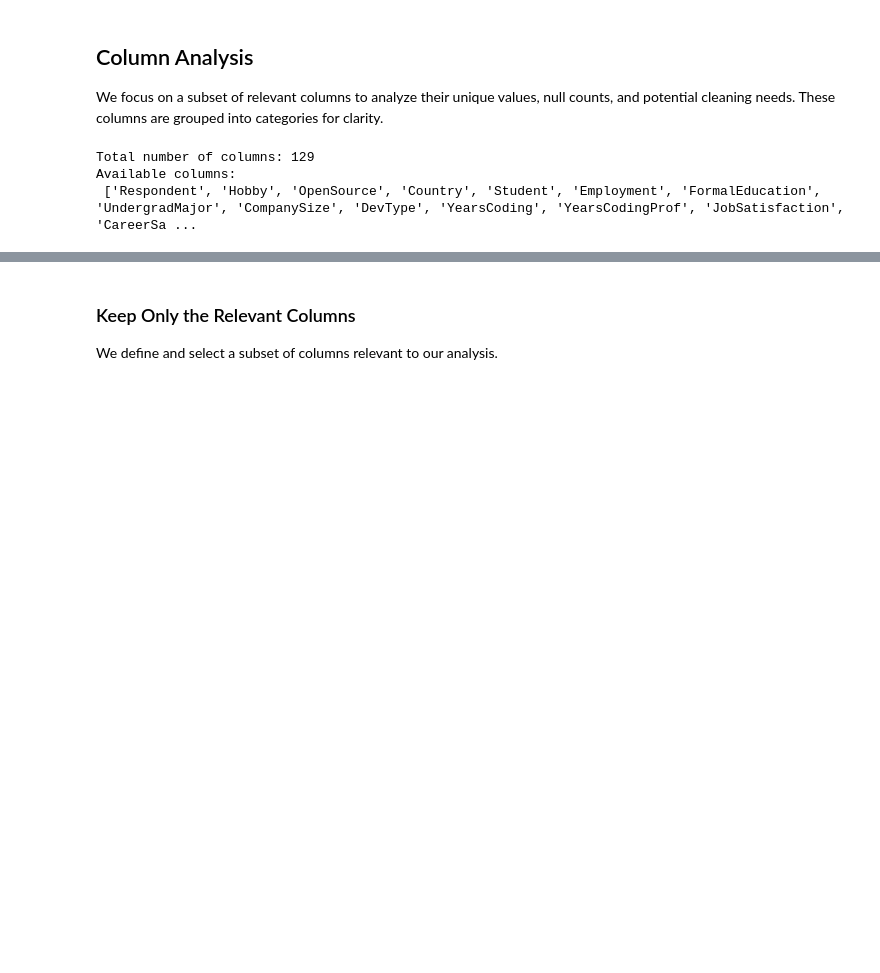
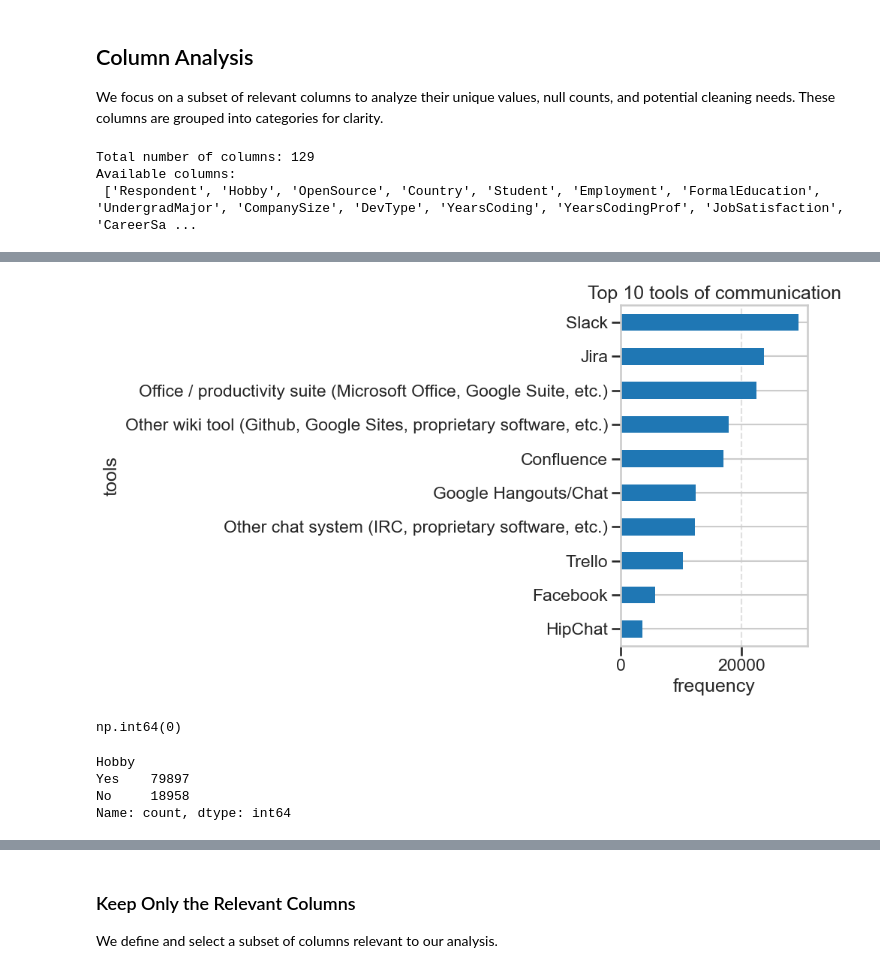
Before and after one commit to NicolasCuaran/DevSurveyInsights, a Jupyter notebook: notebooks/02_survey_eda.ipynb, the cells around one changed output, grey strips where cells are left out. Drawn from its saved outputs; the diff is of its cells as text; code cells hidden in the pictures; blank space fills up the shorter version.

```diff
--- a/notebooks/02_survey_eda.ipynb
+++ b/notebooks/02_survey_eda.ipynb
@@ -82,0 +230,26 @@ Available columns:
+# %%
+# Procesar y contar herramientas
+tool_counts = df['CommunicationTools'].dropna().str.split(';').explode().str.strip().value_counts().head(10)
+
+# Graficar
+tool_counts.plot(kind='barh', figsize=(10, 6))
+plt.title('Top 10 tools of communication')
+plt.xlabel('frequency')
+plt.ylabel('tools')
+plt.gca().invert_yaxis()  # Para que la más usada esté arriba
+plt.grid(axis='x', linestyle='--', alpha=0.6)
+plt.tight_layout()
+plt.show()
+# %% [output]
+[figure, added]
+# %%
+df.Hobby.head(10)
+# %% [output]
+np.int64(0)
+# %%
+df.Hobby.value_counts().head()
+# %% [output]
+Hobby
+Yes    79897
+No     18958
+Name: count, dtype: int64
```
Also changed, not shown: parts of 15 cells of this notebook, 2 other files.
